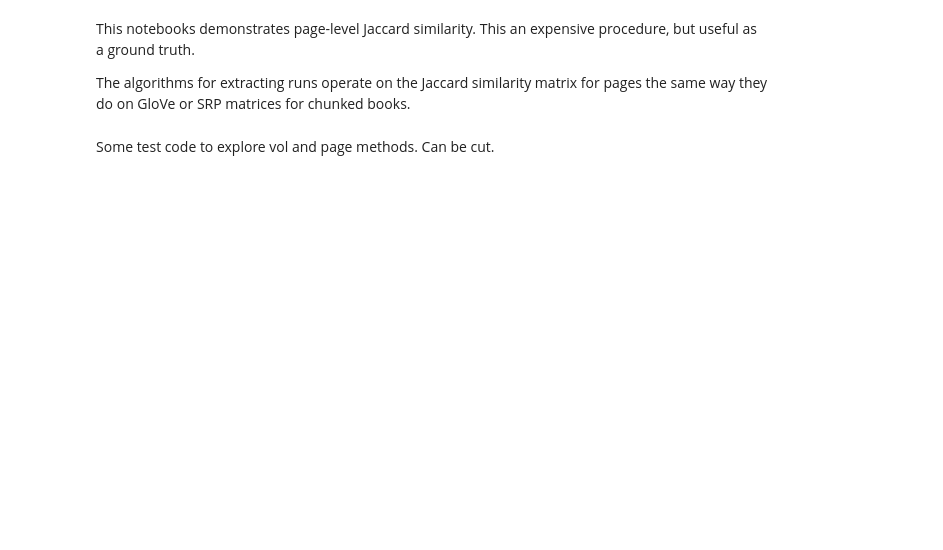
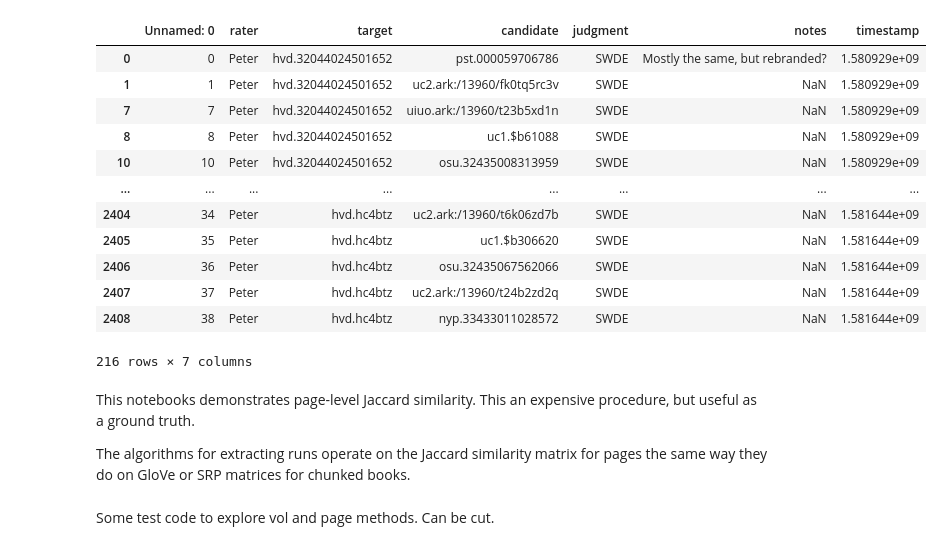
Before and after one commit to massivetexts/compare-tools, a Jupyter notebook: examples/Jaccard.ipynb, the cells around one changed output. Cells and saved outputs as stored; diff of their text form; code cells hidden in the pictures; blank space fills up the shorter version.

```diff
--- a/examples/Jaccard.ipynb
+++ b/examples/Jaccard.ipynb
@@ -11,0 +23,3 @@ from compare_tools.configuration import config
+# %%
+import pandas as pd
+test = pd.read_csv("http://35.239.220.133/download")
@@ -12,3 +56,19 @@ from compare_tools.configuration import config
+# %%
+test[test.judgment=='SWDE']
+# %% [output]
+|  | Unnamed: 0 | rater | target | candidate | judgment | notes | timestamp |
+| 0 | 0 | Peter | hvd.32044024501652 | pst.000059706786 | SWDE | Mostly the same, but rebranded? | 1.580929e+09 |
+| 1 | 1 | Peter | hvd.32044024501652 | uc2.ark:/13960/fk0tq5rc3v | SWDE | NaN | 1.580929e+09 |
+| 7 | 7 | Peter | hvd.32044024501652 | uiuo.ark:/13960/t23b5xd1n | SWDE | NaN | 1.580929e+09 |
+| 8 | 8 | Peter | hvd.32044024501652 | uc1.$b61088 | SWDE | NaN | 1.580929e+09 |
+| 10 | 10 | Peter | hvd.32044024501652 | osu.32435008313959 | SWDE | NaN | 1.580929e+09 |
+| ... | ... | ... | ... | ... | ... | ... | ... |
+| 2404 | 34 | Peter | hvd.hc4btz | uc2.ark:/13960/t6k06zd7b | SWDE | NaN | 1.581644e+09 |
+| 2405 | 35 | Peter | hvd.hc4btz | uc1.$b306620 | SWDE | NaN | 1.581644e+09 |
+| 2406 | 36 | Peter | hvd.hc4btz | osu.32435067562066 | SWDE | NaN | 1.581644e+09 |
+| 2407 | 37 | Peter | hvd.hc4btz | uc2.ark:/13960/t24b2zd2q | SWDE | NaN | 1.581644e+09 |
+| 2408 | 38 | Peter | hvd.hc4btz | nyp.33433011028572 | SWDE | NaN | 1.581644e+09 |
+216 rows × 7 columns
 # %% [markdown]
 This notebooks demonstrates page-level Jaccard similarity. This an expensive procedure, but useful as a ground truth.
 
```
Also changed, not shown: parts of 30 cells of this notebook, 4 other files.
